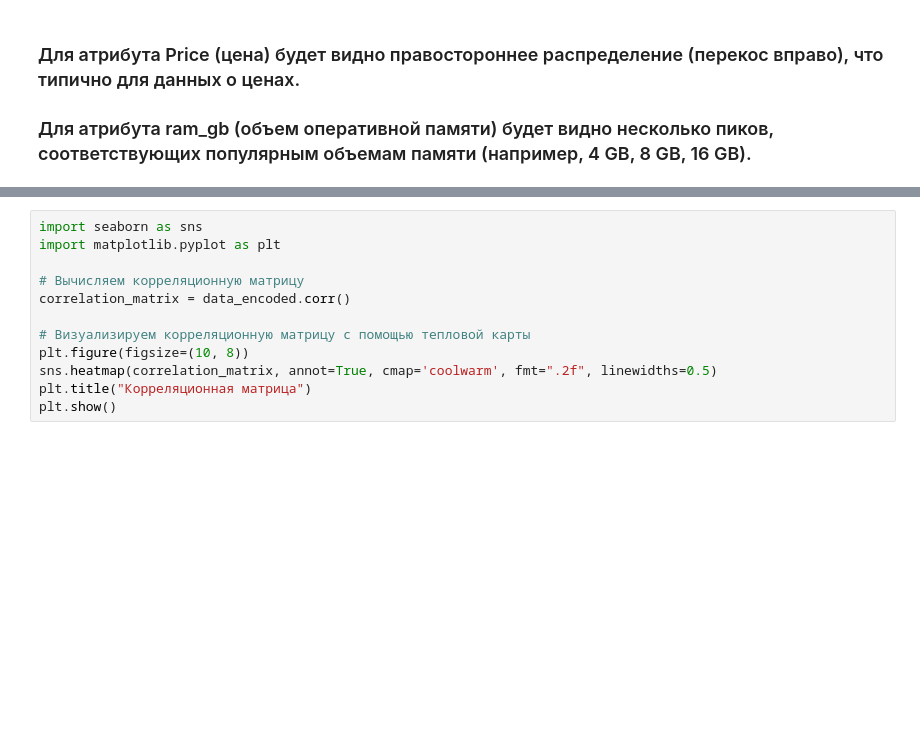
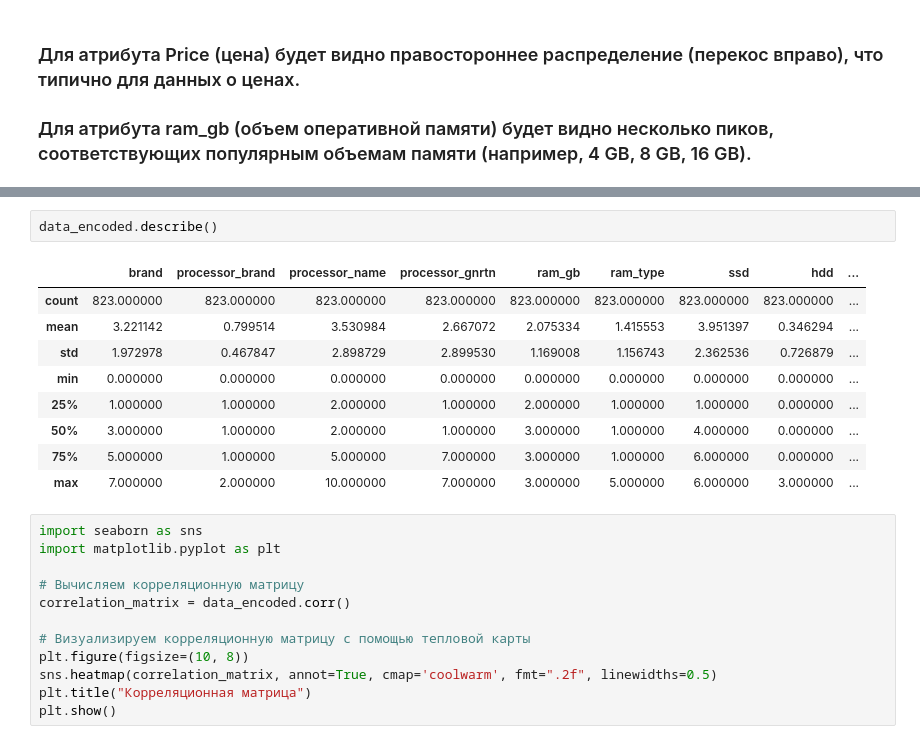
Before and after one commit to K1sagave/pop, a Jupyter notebook: Анализ цен на ноутбуки.ipynb, the cells around one changed output, grey strips where cells are left out. Saved outputs shown, nothing was run; the diff lists cells and outputs as text; blank space fills up the shorter version.

```diff
--- a/Анализ цен на ноутбуки.ipynb
+++ b/Анализ цен на ноутбуки.ipynb
@@ -110,3 +121,15 @@ data_encoded.head()
+# %%
+data_encoded.describe()
+# %% [output]
+|  | brand | processor_brand | processor_name | processor_gnrtn | ram_gb | ram_type | ssd | hdd | ... |
+| count | 823.000000 | 823.000000 | 823.000000 | 823.000000 | 823.000000 | 823.000000 | 823.000000 | 823.000000 | ... |
+| mean | 3.221142 | 0.799514 | 3.530984 | 2.667072 | 2.075334 | 1.415553 | 3.951397 | 0.346294 | ... |
+| std | 1.972978 | 0.467847 | 2.898729 | 2.899530 | 1.169008 | 1.156743 | 2.362536 | 0.726879 | ... |
+| min | 0.000000 | 0.000000 | 0.000000 | 0.000000 | 0.000000 | 0.000000 | 0.000000 | 0.000000 | ... |
+| 25% | 1.000000 | 1.000000 | 2.000000 | 1.000000 | 2.000000 | 1.000000 | 1.000000 | 0.000000 | ... |
+| 50% | 3.000000 | 1.000000 | 2.000000 | 1.000000 | 3.000000 | 1.000000 | 4.000000 | 0.000000 | ... |
+| 75% | 5.000000 | 1.000000 | 5.000000 | 7.000000 | 3.000000 | 1.000000 | 6.000000 | 0.000000 | ... |
+| max | 7.000000 | 2.000000 | 10.000000 | 7.000000 | 3.000000 | 5.000000 | 6.000000 | 3.000000 | ... |
 # %%
 import seaborn as sns
 import matplotlib.pyplot as plt
```
Also changed, not shown: parts of 3 cells of this notebook.
